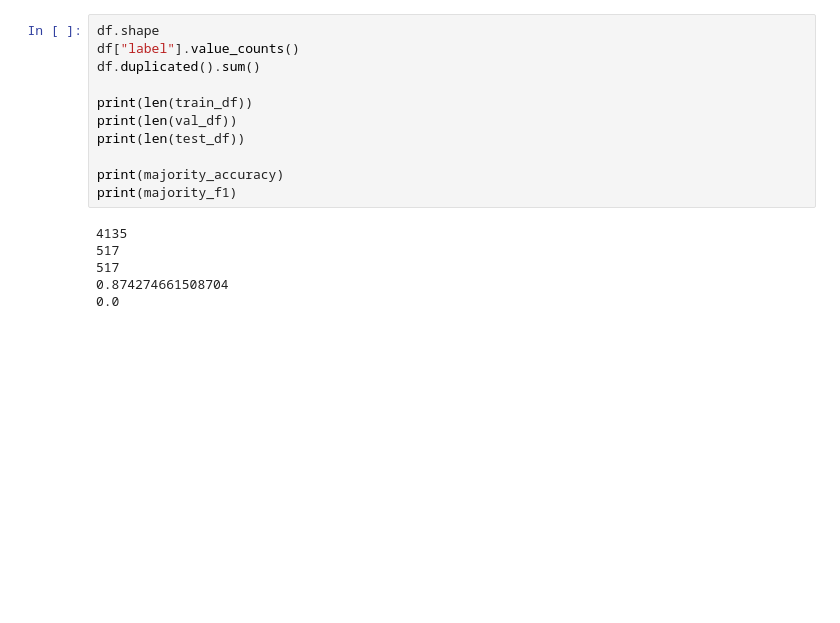
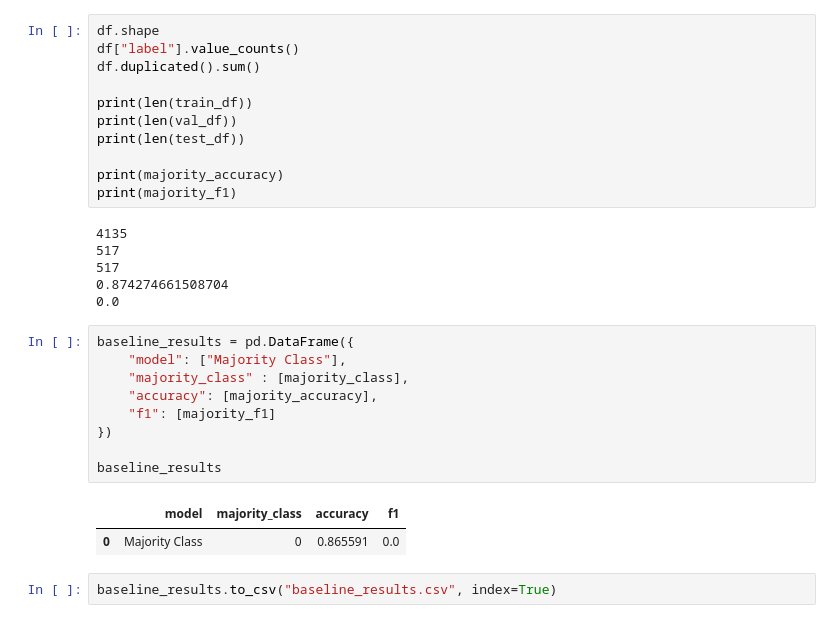
Before and after one commit to shreyas-kapse/fine-tune-sms, a Jupyter notebook: 01_data_explore.ipynb, the cells around one changed output. Cells and saved outputs as stored; diff of their text form; blank space fills up the shorter version.

```diff
--- a/01_data_explore.ipynb
+++ b/01_data_explore.ipynb
@@ -339,3 +342,17 @@ print(majority_f1)
 517
 0.874274661508704
 0.0
+# %%
+baseline_results = pd.DataFrame({
+    "model": ["Majority Class"],
+    "majority_class" : [majority_class],
+    "accuracy": [majority_accuracy],
+    "f1": [majority_f1]
+})
+
+baseline_results
+# %% [output]
+|  | model | majority_class | accuracy | f1 |
+| 0 | Majority Class | 0 | 0.865591 | 0.0 |
+# %%
+baseline_results.to_csv("baseline_results.csv", index=True)
```
Also changed, not shown: parts of 11 cells of this notebook, 12 other files.
